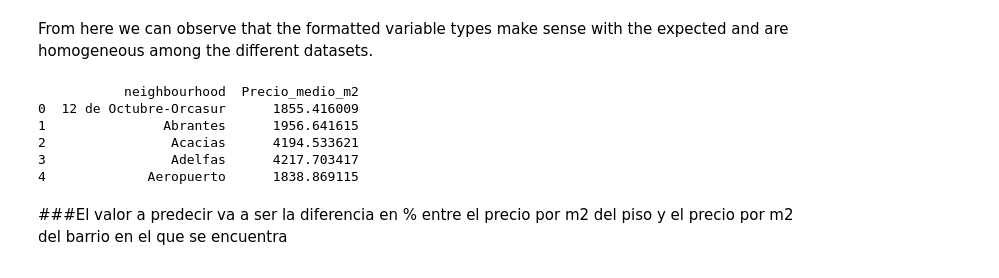
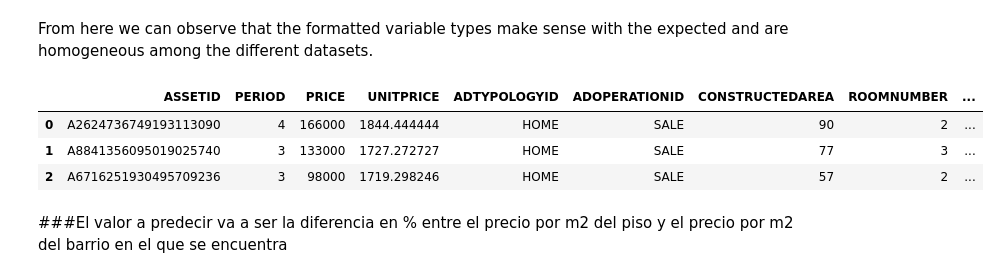
Before and after one commit to edouardor/Idealista_2024, a Jupyter notebook: Notebooks/Idealista Madrid github.ipynb, the cells around one changed output. Drawn from its saved outputs; the diff is of its cells as text; code cells hidden in the pictures.

```diff
--- a/Notebooks/Idealista Madrid github.ipynb
+++ b/Notebooks/Idealista Madrid github.ipynb
@@ -113,29 +117,16 @@ mean_unitprice_by_period['pct_change'] = mean_unitprice_by_period['pct_change'].
 mean_unitprice_by_period = mean_unitprice_by_period.rename(columns={'mean':'mean_unitprice', 'count':'n_datapoints'})
 
 mean_unitprice_by_period
-# %%
-# vamos a usar solo los del 4º periodo, para evitar las diferencias de precio debido a la inflacíon
-df = df[df['PERIOD'] == 4]
-# %%
-# Agrupar por barrio y calcular el precio medio del m²
-precio_medio_barrio = df.groupby('neighbourhood')['UNITPRICE'].mean().reset_index()
-
-# Renombrar la columna para mayor claridad
-precio_medio_barrio.rename(columns={'UNITPRICE': 'Precio_medio_m2'}, inplace=True)
-
-print(precio_medio_barrio.head())
-# %% [output]
-           neighbourhood  Precio_medio_m2
-0  12 de Octubre-Orcasur      1855.416009
-1               Abrantes      1956.641615
-2                Acacias      4194.533621
-3                Adelfas      4217.703417
-4             Aeropuerto      1838.869115
-# %%
-# prompt: quiero poner en el dataframe una columna con el precio medio del m2 de cada barrio
-
-# Fusionar el DataFrame original con el DataFrame de precios medios por barrio
-df = pd.merge(df, precio_medio_barrio, on='neighbourhood', how='left')
+# %%
+# Calcular el precio medio por m² para cada barrio y período
+df['Precio_medio_m2'] = df.groupby(['neighbourhood', 'PERIOD'])['UNITPRICE'].transform('mean')
+# %%
+df.head(3)
+# %% [output]
+|  | ASSETID | PERIOD | PRICE | UNITPRICE | ADTYPOLOGYID | ADOPERATIONID | CONSTRUCTEDAREA | ROOMNUMBER | ... |
+| 0 | A2624736749193113090 | 4 | 166000 | 1844.444444 | HOME | SALE | 90 | 2 | ... |
+| 1 | A8841356095019025740 | 3 | 133000 | 1727.272727 | HOME | SALE | 77 | 3 | ... |
+| 2 | A6716251930495709236 | 3 | 98000 | 1719.298246 | HOME | SALE | 57 | 2 | ... |
 # %% [markdown]
 ###El valor a predecir va a ser la diferencia en % entre el precio por m2 del piso y el precio por m2 del barrio en el que se encuentra
 # %%
```
Also changed, not shown: parts of 7 cells of this notebook.
